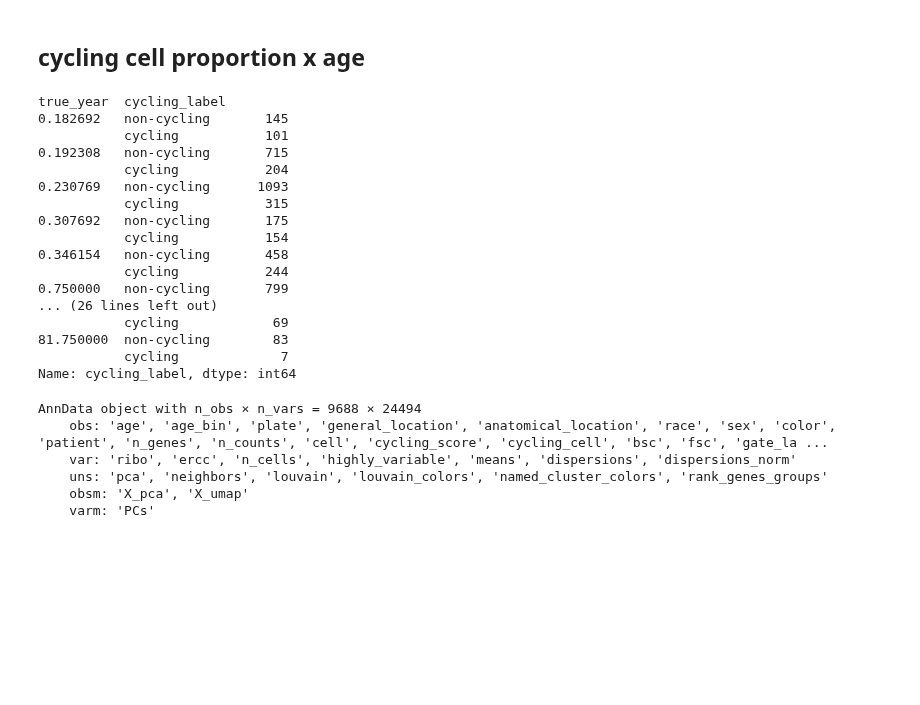
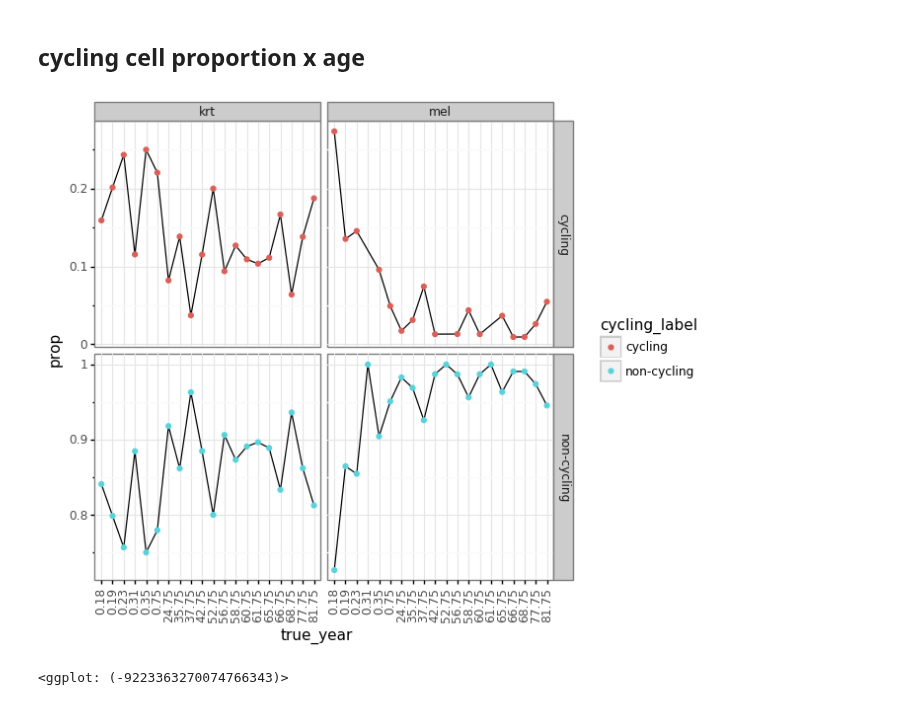
Before and after one commit to czbiohub/darmanis_group_DL_notebook, a Jupyter notebook: DL20200329_primary_S4.ipynb, the cells around one changed output. Drawn from its saved outputs; the diff is of its cells as text; code cells hidden in the pictures; blank space fills up the shorter version.

```diff
--- a/DL20200329_primary_S4.ipynb
+++ b/DL20200329_primary_S4.ipynb
@@ -289,39 +286,39 @@ plot
 # %% [markdown]
 ## cycling cell proportion x age
-# %%
-input_adata = full_adata
-threshold = 0.95
-score_cutoff = np.percentile(raw_adata.obs.cycling_score.values, threshold)
-
-cell_frac_df = input_adata.obs.loc[:,['true_year','cycling_score']]
-cell_frac_df['true_year'] = cell_frac_df['true_year'].values
-cell_frac_df['cycling_label'] = ['cycling' if x>score_cutoff else \
-                            'non-cycling' for x in cell_frac_df['cycling_score']]
-cell_frac_df.groupby('true_year')['cycling_label'].value_counts()
-# %% [output]
-true_year  cycling_label
-0.182692   non-cycling       145
-           cycling           101
-0.192308   non-cycling       715
-           cycling           204
-0.230769   non-cycling      1093
-           cycling           315
-0.307692   non-cycling       175
-           cycling           154
-0.346154   non-cycling       458
-           cycling           244
-0.750000   non-cycling       799
-... (26 lines left out)
-           cycling            69
-81.750000  non-cycling        83
-           cycling             7
-Name: cycling_label, dtype: int64
-# %%
-full_adata
-# %% [output]
-AnnData object with n_obs × n_vars = 9688 × 24494
-    obs: 'age', 'age_bin', 'plate', 'general_location', 'anatomical_location', 'race', 'sex', 'color', 'patient', 'n_genes', 'n_counts', 'cell', 'cycling_score', 'cycling_cell', 'bsc', 'fsc', 'gate_la ...
-    var: 'ribo', 'ercc', 'n_cells', 'highly_variable', 'means', 'dispersions', 'dispersions_norm'
-    uns: 'pca', 'neighbors', 'louvain', 'louvain_colors', 'named_cluster_colors', 'rank_genes_groups'
-    obsm: 'X_pca', 'X_umap'
-    varm: 'PCs'
+# %%
+input_adata = full_adata
+threshold = 0.95
+score_cutoff = np.percentile(raw_adata.obs.cycling_score.values, threshold)
+
+cell_frac_df = input_adata.obs.loc[:,['class_1','true_year','cycling_score']]
+cell_frac_df['cycling_label'] = ['cycling' if x>score_cutoff else \
+                            'non-cycling' for x in cell_frac_df['cycling_score']]
+cell_frac_df = cell_frac_df[[x in ['mel','krt'] for x in cell_frac_df['class_1']]]
+cv = pd.DataFrame(cell_frac_df.groupby(['true_year','class_1'])['cycling_label'].value_counts())
+cs = pd.DataFrame(cv.groupby(['true_year','class_1'])['cycling_label'].sum())
+cell_frac_df = cv/cs
+cell_frac_df = (cell_frac_df
+                .rename(columns={'cycling_label':'prop'})
+                .reset_index()
+               )
+cell_frac_df['true_year'] = cell_frac_df['true_year'].round(2).astype(str)
+order_list = sorted(list(set(cell_frac_df['true_year'])))
+cell_frac_df['true_year'] = (cell_frac_df['true_year']
+                             .astype(str)
+                             .astype(CategoricalDtype(order_list, ordered = True))
+                            )
+plotnine.options.figure_size = (6,3)
+plot = (ggplot(cell_frac_df)
+        + theme_bw()
+        + theme(axis_text_x = element_text(angle=90),
+                aspect_ratio = 1
+               )
+        + geom_line(aes('true_year','prop',group='cycling_label'))
+        + geom_point(aes('true_year','prop',color='cycling_label'))
+        + facet_grid('cycling_label~class_1', scales='free')
+
+       )
+plot
+# %% [output]
+[figure, added]
+<ggplot: (-9223363270074766343)>
```
Also changed, not shown: parts of 5 cells of this notebook, 1 other file.
